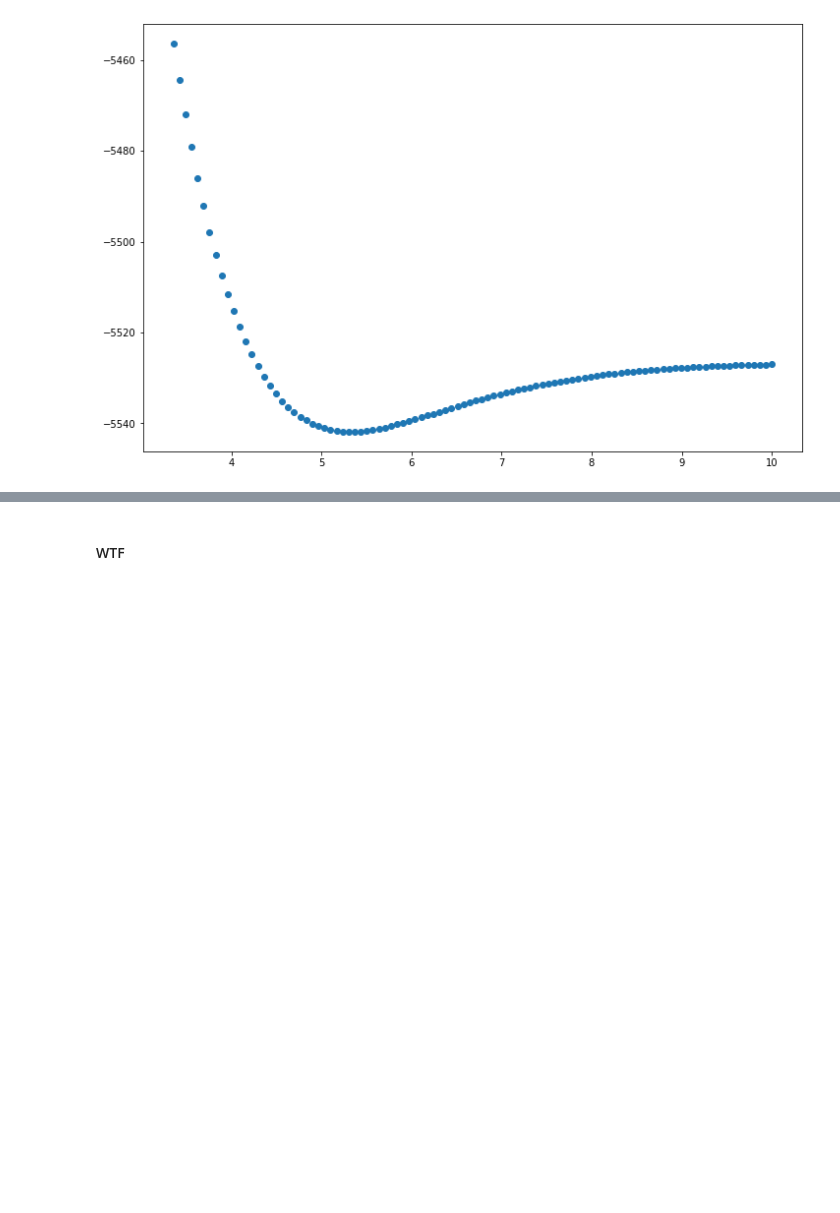
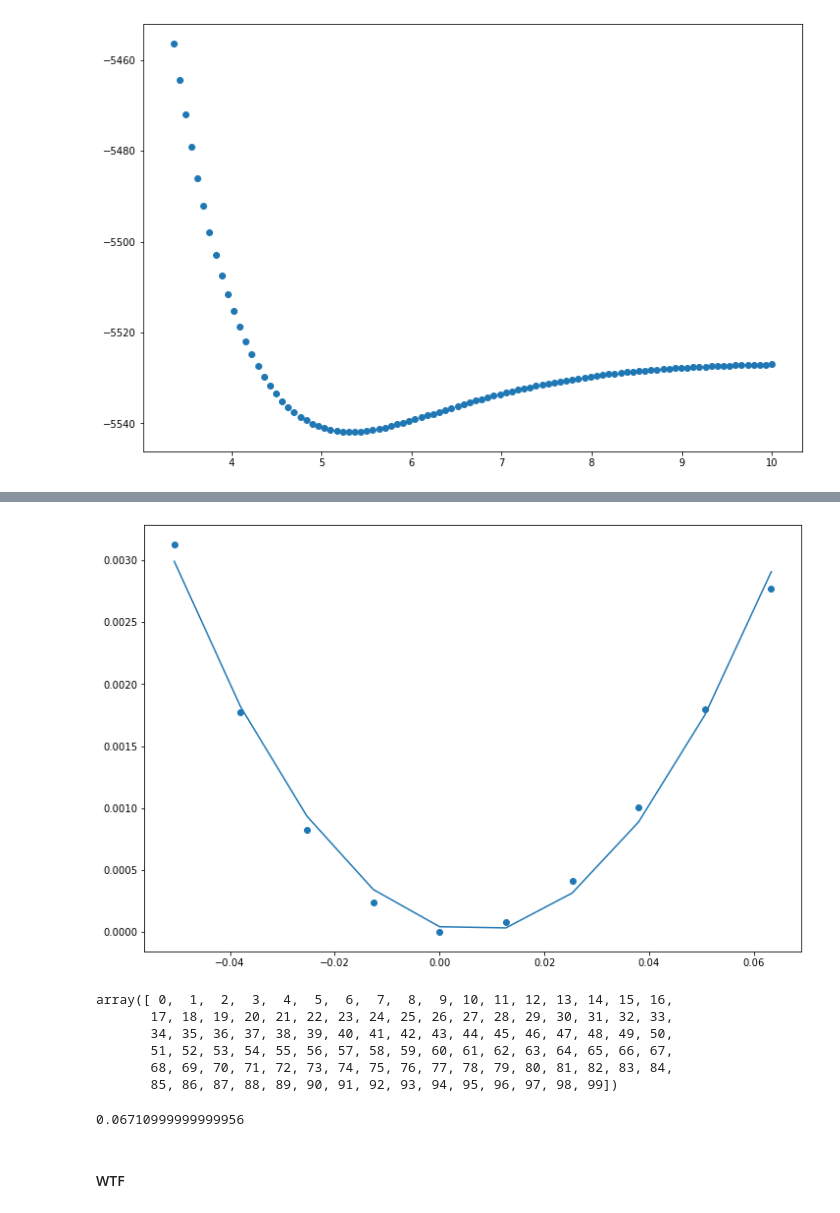
Before and after one commit to atlas-nano/ml-potential, a Jupyter notebook: pymatgen_test/graphite_strains.ipynb, the cells around one changed output, grey strips where cells are left out. Drawn from its saved outputs; the diff is of its cells as text; code cells hidden in the pictures; blank space fills up the shorter version.

```diff
--- a/pymatgen_test/graphite_strains.ipynb
+++ b/pymatgen_test/graphite_strains.ipynb
@@ -106,0 +181,9 @@ Bottom of well = [5.301690000000002]
+# %%
+C33s = []
+for i in np.arange(0,len(delta)):
+    if delta[i] != 0.0:
+        C33 = 2*(dEV[i]/V)/delta[i]**2
+    else:
+        C33 = 0.0
+
+    C33s.append(C33)
@@ -106,0 +194,2 @@ Bottom of well = [5.301690000000002]
+# %%
+fit = np.polyfit(delta[25:35],dEV[25:35],deg=2)
@@ -106,0 +200,13 @@ Bottom of well = [5.301690000000002]
+# %%
+points = [fit[2] + fit[1]*i + fit[0]*i**2 for i in delta[25:35]]
+
+dEV = [(e - energies[29])/250.882 for e in energies]
+delta = [-(z_distance[29] - d) / z_distance[29] for d in z_distance]
+
+plt.figure(figsize=(12,8))
+# plt.scatter(delta[20:40],dEV[20:40])
+plt.scatter(delta[25:35],dEV[25:35])
+plt.plot(delta[25:35],points)
+plt.show()
+# %% [output]
+[figure, added]
@@ -107,3 +217,16 @@ Bottom of well = [5.301690000000002]
+# %%
+np.arange(0,len(delta))
+# %% [output]
+array([ 0,  1,  2,  3,  4,  5,  6,  7,  8,  9, 10, 11, 12, 13, 14, 15, 16,
+       17, 18, 19, 20, 21, 22, 23, 24, 25, 26, 27, 28, 29, 30, 31, 32, 33,
+       34, 35, 36, 37, 38, 39, 40, 41, 42, 43, 44, 45, 46, 47, 48, 49, 50,
+       51, 52, 53, 54, 55, 56, 57, 58, 59, 60, 61, 62, 63, 64, 65, 66, 67,
+       68, 69, 70, 71, 72, 73, 74, 75, 76, 77, 78, 79, 80, 81, 82, 83, 84,
+       85, 86, 87, 88, 89, 90, 91, 92, 93, 94, 95, 96, 97, 98, 99])
+# %%
+z_distance[29] - z_distance[28]
+# %% [output]
+0.06710999999999956
 # %% [markdown]
 #### WTF
 # %% [markdown]
```
Also changed, not shown: parts of 14 cells of this notebook, 4 other files.
